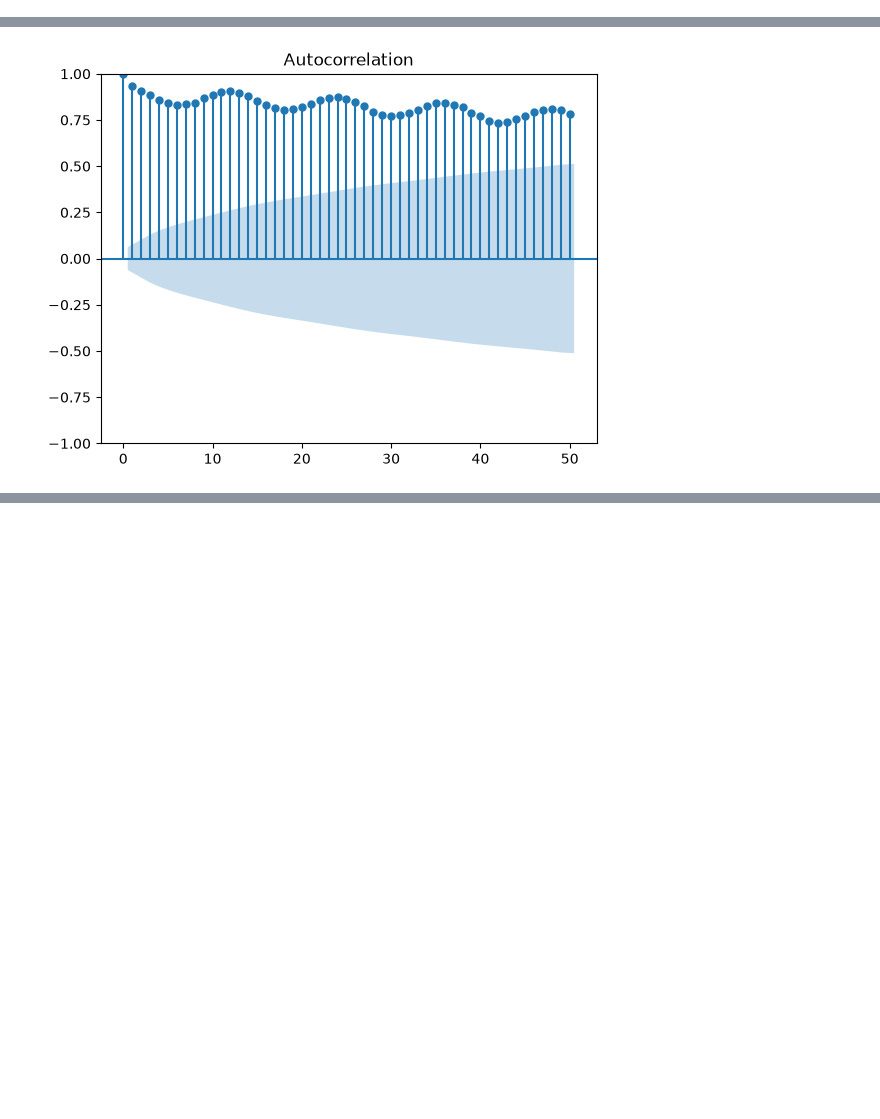
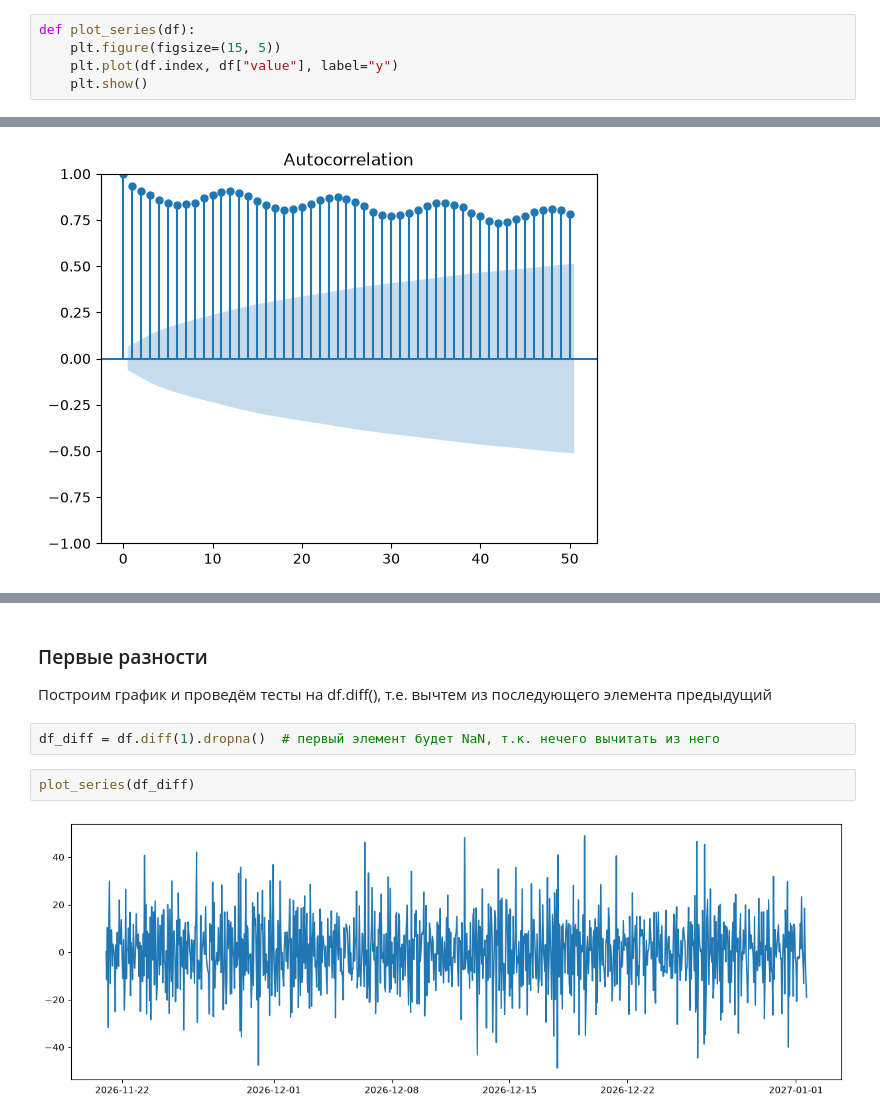
Before and after one commit to Rodeffs/Master1_Programming, a Jupyter notebook: Time_Series/03_lab/03_lab.ipynb, the cells around one changed output, grey strips where cells are left out. Cells and saved outputs as stored; diff of their text form; blank space fills up the shorter version.

```diff
--- a/Time_Series/03_lab/03_lab.ipynb
+++ b/Time_Series/03_lab/03_lab.ipynb
@@ -53,4 +58,9 @@ df.head()
 | 2026-11-21 04:00:00 | 44.947280 |
 # %% [markdown]
 ### График ряда
+# %%
+def plot_series(df):
+    plt.figure(figsize=(15, 5))
+    plt.plot(df.index, df["value"], label="y")
+    plt.show()
 # %%
@@ -70,0 +181,10 @@ plot_acf(df, lags=50)
+# %% [markdown]
+### Первые разности
+
+Построим график и проведём тесты на df.diff(), т.е. вычтем из последующего элемента предыдущий
+# %%
+df_diff = df.diff(1).dropna()  # первый элемент будет NaN, т.к. нечего вычитать из него
+# %%
+plot_series(df_diff)
+# %% [output]
+[figure, added]
```
Also changed, not shown: parts of 49 cells of this notebook.
